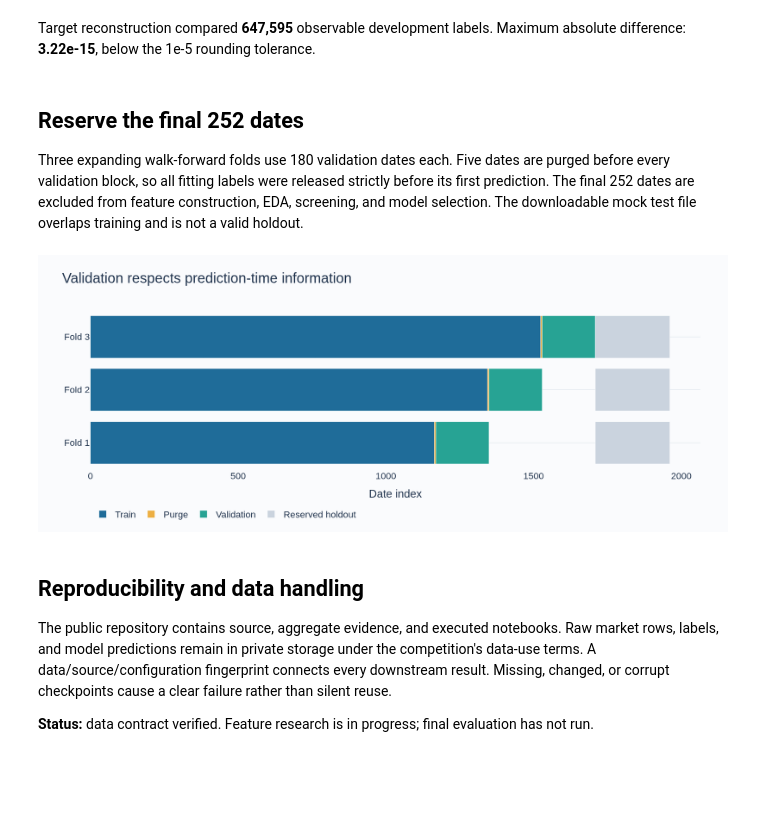
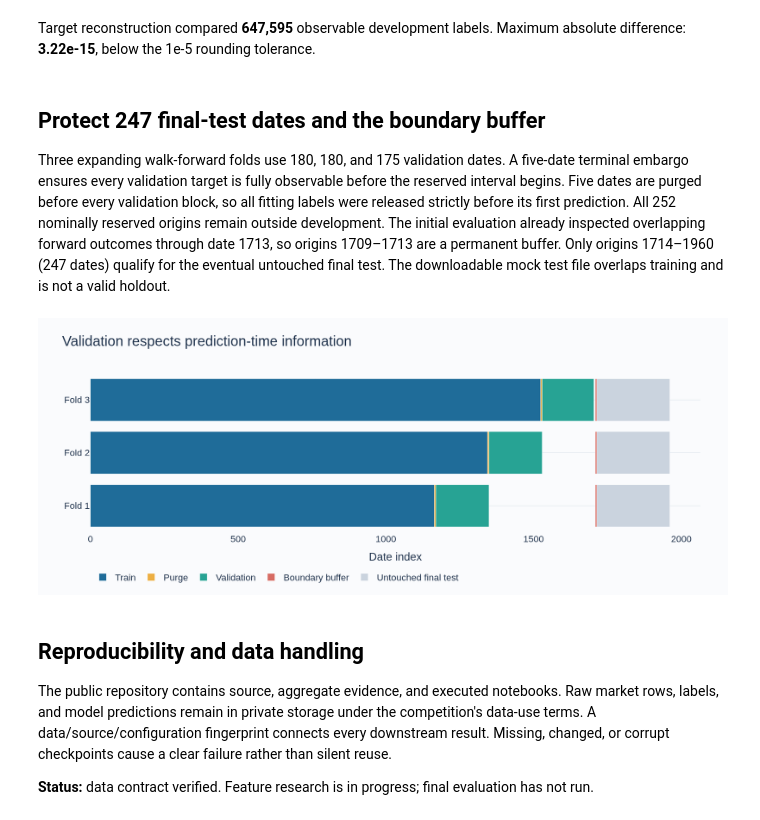
Before and after one commit to alvaromendizabal/commodity-prediction, a Jupyter notebook: notebooks/00_data_audit.ipynb, the cells around one changed output. Drawn from its saved outputs; the diff is of its cells as text; code cells hidden in the pictures; blank space fills up the shorter version.

```diff
--- a/notebooks/00_data_audit.ipynb
+++ b/notebooks/00_data_audit.ipynb
@@ -17,9 +17,11 @@ import pandas as pd
 import plotly.express as px
 import plotly.graph_objects as go
 from IPython.display import display, Markdown
-from scripts.notebook_support import project_root, checked_reports, show_figure
+from scripts.notebook_support import project_root, checked_reports, checked_study, show_figure
 root = project_root()
 audit, research = checked_reports(root)
+study = checked_study(root)
+study_config = json.loads((root / "configs/feature_study.json").read_text())
 config = json.loads((root / "configs/research.json").read_text())
-display(Markdown(f"**Verified experiment:** `{research['lineage'][:16]}` · **Feature gate:** open"))
+display(Markdown(f"**Verified experiment:** `{study['lineage'][:16]}` · **Feature gate:** open"))
 # %% [output]
@@ -27,9 +29,10 @@ display(Markdown(f"**Verified experiment:** `{research['lineage'][:16]}` · **Fe
 # %%
-from commodity_prediction.data import load_data, make_folds
+from commodity_prediction.data import load_data
+from commodity_prediction.studies.run import study_folds
 x, y, pairs = load_data(root)
-folds, development_stop = make_folds(len(x), config)
-inventory = pd.DataFrame({"Measure": ["Observed dates", "Input columns", "Return targets", "Development dates", "Reserved holdout dates"],
-                          "Count": [len(x), x.shape[1], y.shape[1], development_stop, len(x) - development_stop]})
+folds, development_stop = study_folds(len(x), config, study_config)
+inventory = pd.DataFrame({"Measure": ["Observed dates", "Input columns", "Return targets", "Development dates", "Nominally reserved dates", "Untouched final-test dates"],
+                          "Count": [len(x), x.shape[1], y.shape[1], development_stop, len(x) - development_stop, 247]})
 display(inventory.set_index("Measure"))
 # %% [output]
 |  | Count |
@@ -58,24 +62,25 @@ display(Markdown(f"Target reconstruction compared **{audit['target_reconstructio
 | 4 | 5 | 106 |
 Target reconstruction compared **647,595** observable development labels. Maximum absolute difference: **3.22e-15**, below the 1e-5 rounding tolerance.
 # %% [markdown]
-## Reserve the final 252 dates
+## Protect 247 final-test dates and the boundary buffer
 
-Three expanding walk-forward folds use 180 validation dates each. Five dates are purged before every validation block, so all fitting labels were released strictly before its first prediction. The final 252 dates are excluded from feature construction, EDA, screening, and model selection. The downloadable mock test file overlaps training and is not a valid holdout.
+Three expanding walk-forward folds use 180, 180, and 175 validation dates. A five-date terminal embargo ensures every validation target is fully observable before the reserved interval begins. Five dates are purged before every validation block, so all fitting labels were released strictly before its first prediction. All 252 nominally reserved origins remain outside development. The initial evaluation already inspected overlapping forward outcomes through date 1713, so origins 1709–1713 are a permanent buffer. Only origins 1714–1960 (247 dates) qualify for the eventual untouched final test. The downloadable mock test file overlaps training and is not a valid holdout.
 # %%
 fig = go.Figure()
 for fold in folds:
     label = f"Fold {fold.number + 1}"
     for part, start, length, color in [
         ("Train", 0, fold.train_stop, "#1F6C99"),
         ("Purge", fold.train_stop, fold.validation_start - fold.train_stop, "#EDAF43"),
         ("Validation", fold.validation_start, fold.validation_stop - fold.validation_start, "#27A394"),
-        ("Reserved holdout", development_stop, len(x) - development_stop, "#CAD3DE")]:
+        ("Boundary buffer", development_stop, 5, "#D76C64"),
+        ("Untouched final test", development_stop + 5, len(x) - development_stop - 5, "#CAD3DE")]:
         fig.add_trace(go.Bar(x=[length], y=[label], base=start, orientation="h", name=part,
                              marker_color=color, showlegend=fold.number == 0))
 fig.update_layout(barmode="overlay", title="Validation respects prediction-time information", xaxis_title="Date index", legend={"orientation": "h", "y": -0.22})
 show_figure(fig, root, "validation_protocol", 450)
 # %% [output]
-[figure, old version]
+[figure, new version]
 # %% [markdown]
 ## Reproducibility and data handling
 
```
Also changed, not shown: parts of 2 cells of this notebook, 14 other files.
